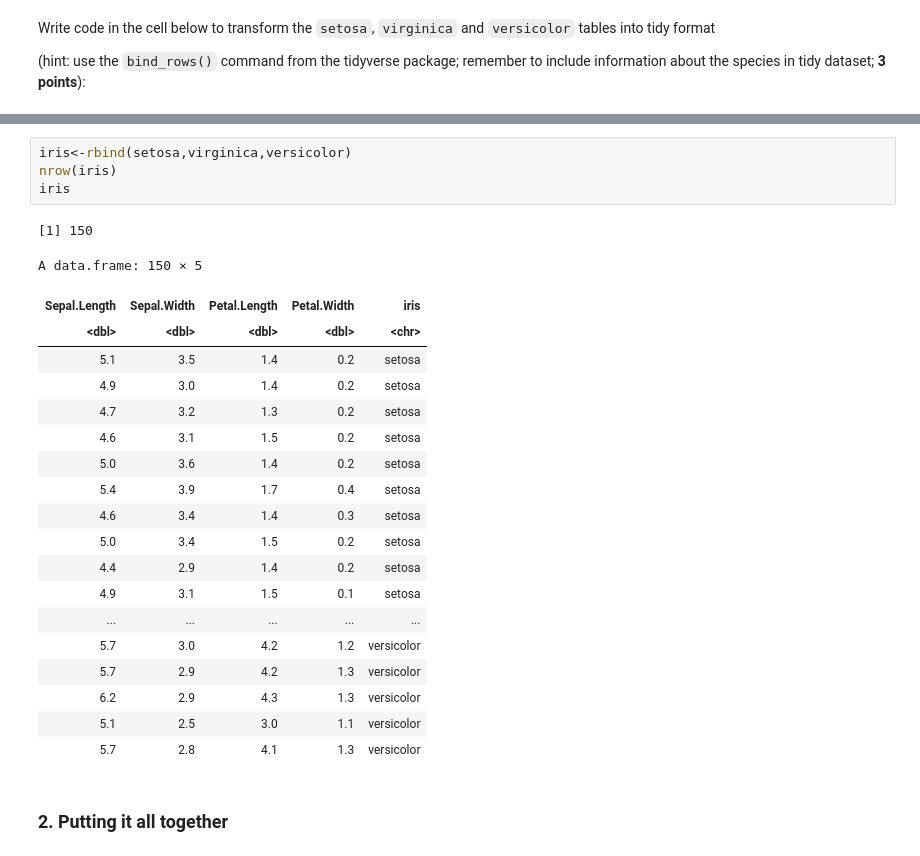
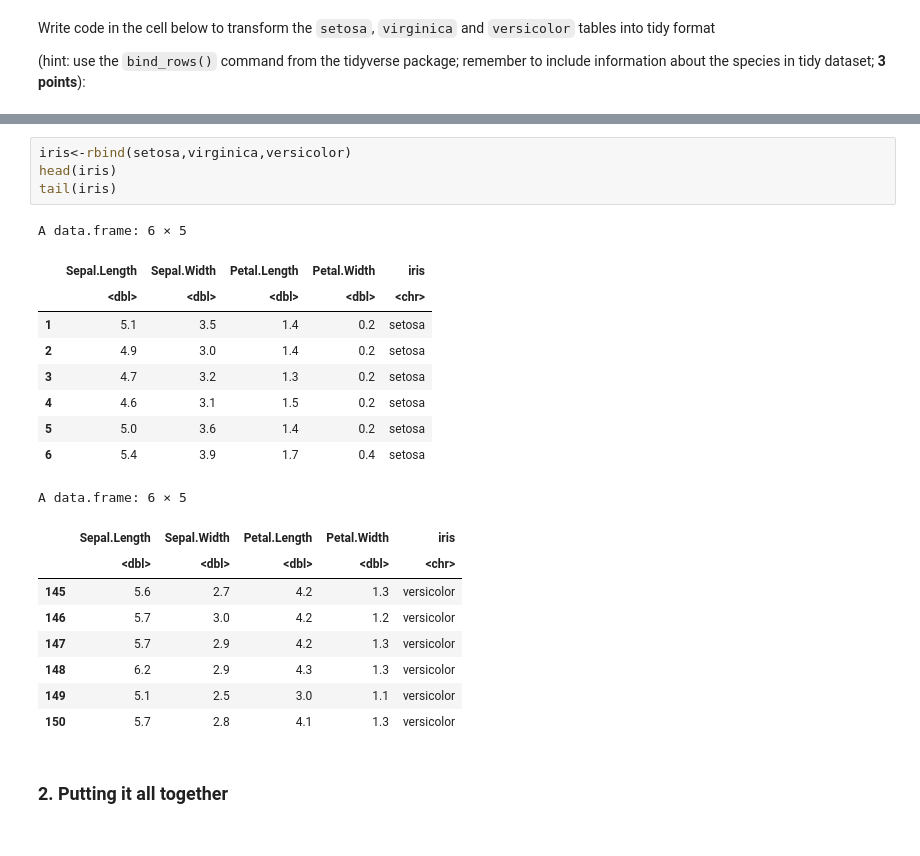
Before and after one commit to cbalde-uzh/baldenweg_DSP_S21, a Jupyter notebook: Homework2.ipynb, the cells around one changed output, grey strips where cells are left out. Cells and saved outputs as stored; diff of their text form.

```diff
--- a/Homework2.ipynb
+++ b/Homework2.ipynb
@@ -205,28 +239,26 @@ A data.frame: 6 × 5
 # %%
 iris<-rbind(setosa,virginica,versicolor)
-nrow(iris)
-iris
+head(iris)
+tail(iris)
 # %% [output]
-[1] 150
+A data.frame: 6 × 5
+|  | Sepal.Length | Sepal.Width | Petal.Length | Petal.Width | iris |
+|  | <dbl> | <dbl> | <dbl> | <dbl> | <chr> |
+| 1 | 5.1 | 3.5 | 1.4 | 0.2 | setosa |
+| 2 | 4.9 | 3.0 | 1.4 | 0.2 | setosa |
+| 3 | 4.7 | 3.2 | 1.3 | 0.2 | setosa |
+| 4 | 4.6 | 3.1 | 1.5 | 0.2 | setosa |
+| 5 | 5.0 | 3.6 | 1.4 | 0.2 | setosa |
+| 6 | 5.4 | 3.9 | 1.7 | 0.4 | setosa |
-A data.frame: 150 × 5
+A data.frame: 6 × 5
-| Sepal.Length | Sepal.Width | Petal.Length | Petal.Width | iris |
-| <dbl> | <dbl> | <dbl> | <dbl> | <chr> |
-| 5.1 | 3.5 | 1.4 | 0.2 | setosa |
-| 4.9 | 3.0 | 1.4 | 0.2 | setosa |
-| 4.7 | 3.2 | 1.3 | 0.2 | setosa |
-| 4.6 | 3.1 | 1.5 | 0.2 | setosa |
-| 5.0 | 3.6 | 1.4 | 0.2 | setosa |
-| 5.4 | 3.9 | 1.7 | 0.4 | setosa |
-| 4.6 | 3.4 | 1.4 | 0.3 | setosa |
-| 5.0 | 3.4 | 1.5 | 0.2 | setosa |
-| 4.4 | 2.9 | 1.4 | 0.2 | setosa |
-| 4.9 | 3.1 | 1.5 | 0.1 | setosa |
-| ... | ... | ... | ... | ... |
-| 5.7 | 3.0 | 4.2 | 1.2 | versicolor |
-| 5.7 | 2.9 | 4.2 | 1.3 | versicolor |
-| 6.2 | 2.9 | 4.3 | 1.3 | versicolor |
-| 5.1 | 2.5 | 3.0 | 1.1 | versicolor |
-| 5.7 | 2.8 | 4.1 | 1.3 | versicolor |
+|  | Sepal.Length | Sepal.Width | Petal.Length | Petal.Width | iris |
+|  | <dbl> | <dbl> | <dbl> | <dbl> | <chr> |
+| 145 | 5.6 | 2.7 | 4.2 | 1.3 | versicolor |
+| 146 | 5.7 | 3.0 | 4.2 | 1.2 | versicolor |
+| 147 | 5.7 | 2.9 | 4.2 | 1.3 | versicolor |
+| 148 | 6.2 | 2.9 | 4.3 | 1.3 | versicolor |
+| 149 | 5.1 | 2.5 | 3.0 | 1.1 | versicolor |
+| 150 | 5.7 | 2.8 | 4.1 | 1.3 | versicolor |
 # %% [markdown]
 ### 2. Putting it all together
 # %% [markdown]
```
Also changed, not shown: parts of 15 cells of this notebook.
